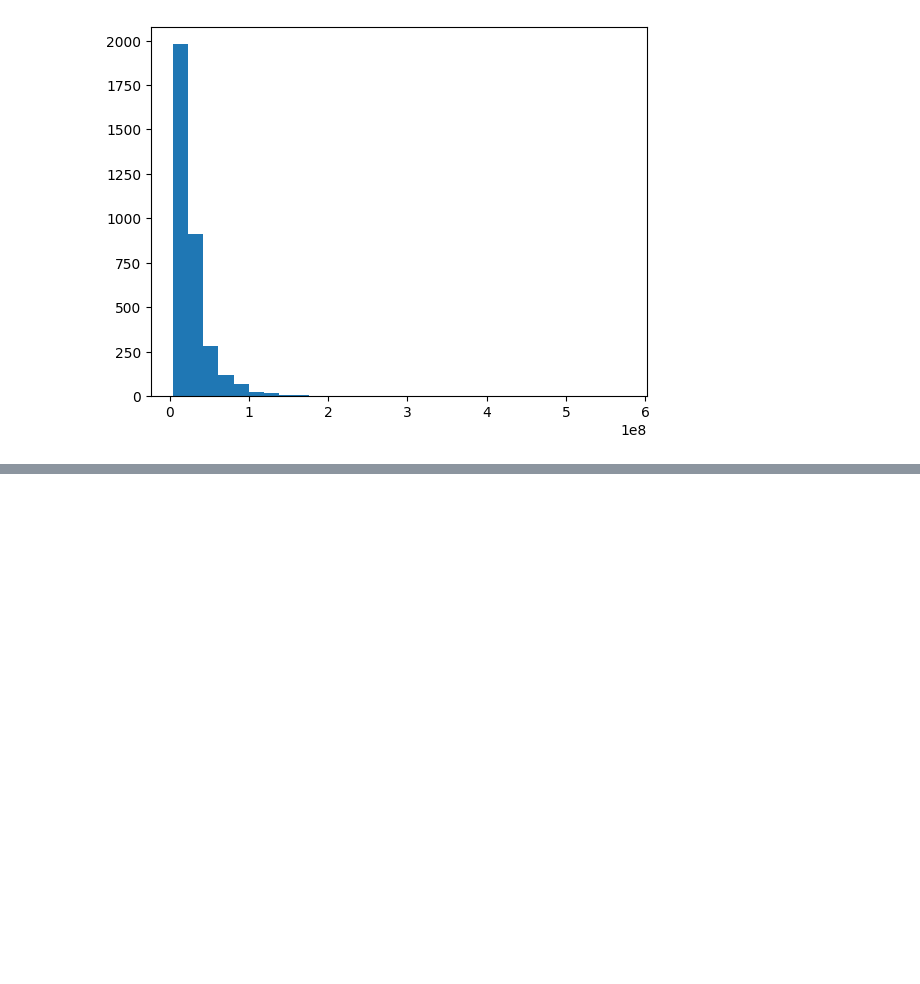
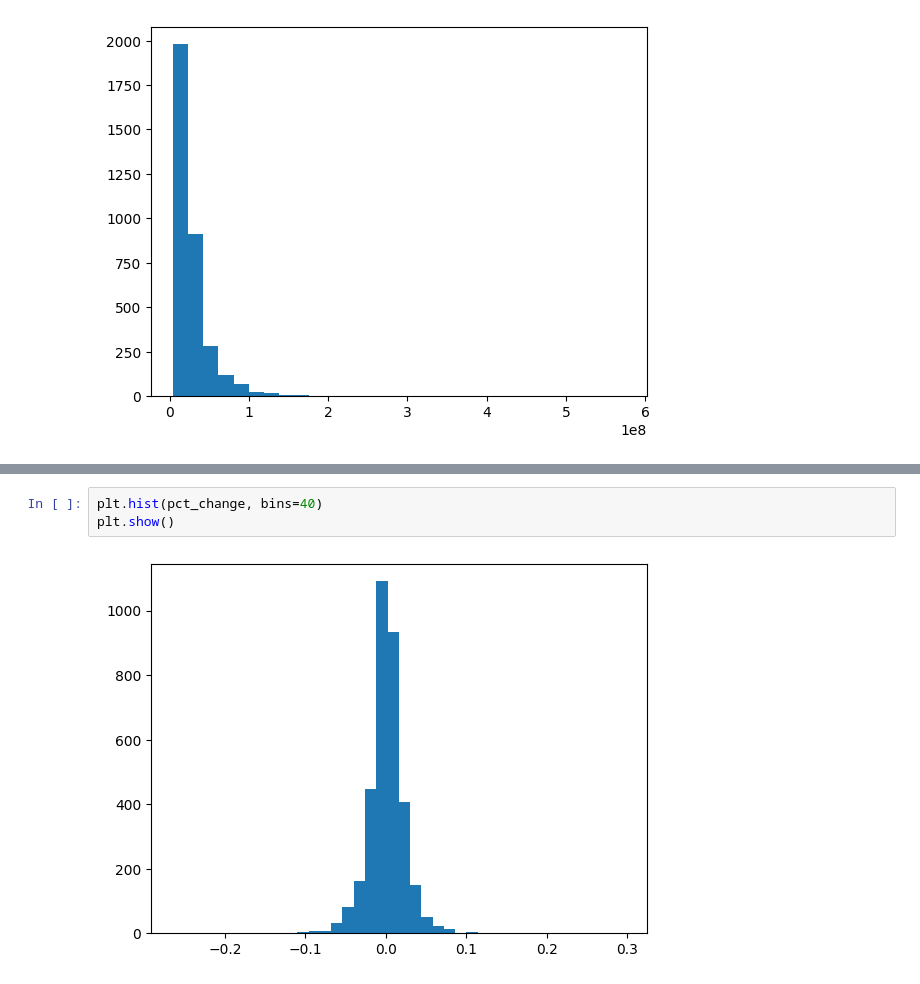
Before and after one commit to saakethk/cerebrum, a Jupyter notebook: analysis/eda.ipynb, the cells around one changed output, grey strips where cells are left out. Drawn from its saved outputs; the diff is of its cells as text; blank space fills up the shorter version.

```diff
--- a/analysis/eda.ipynb
+++ b/analysis/eda.ipynb
@@ -117,0 +154,5 @@ SyntaxError: invalid syntax (3043779595.py, line 1)
+# %%
+plt.hist(pct_change, bins=40)
+plt.show()
+# %% [output]
+[figure, added]
```
Also changed, not shown: parts of 10 cells of this notebook, 1 other file.
